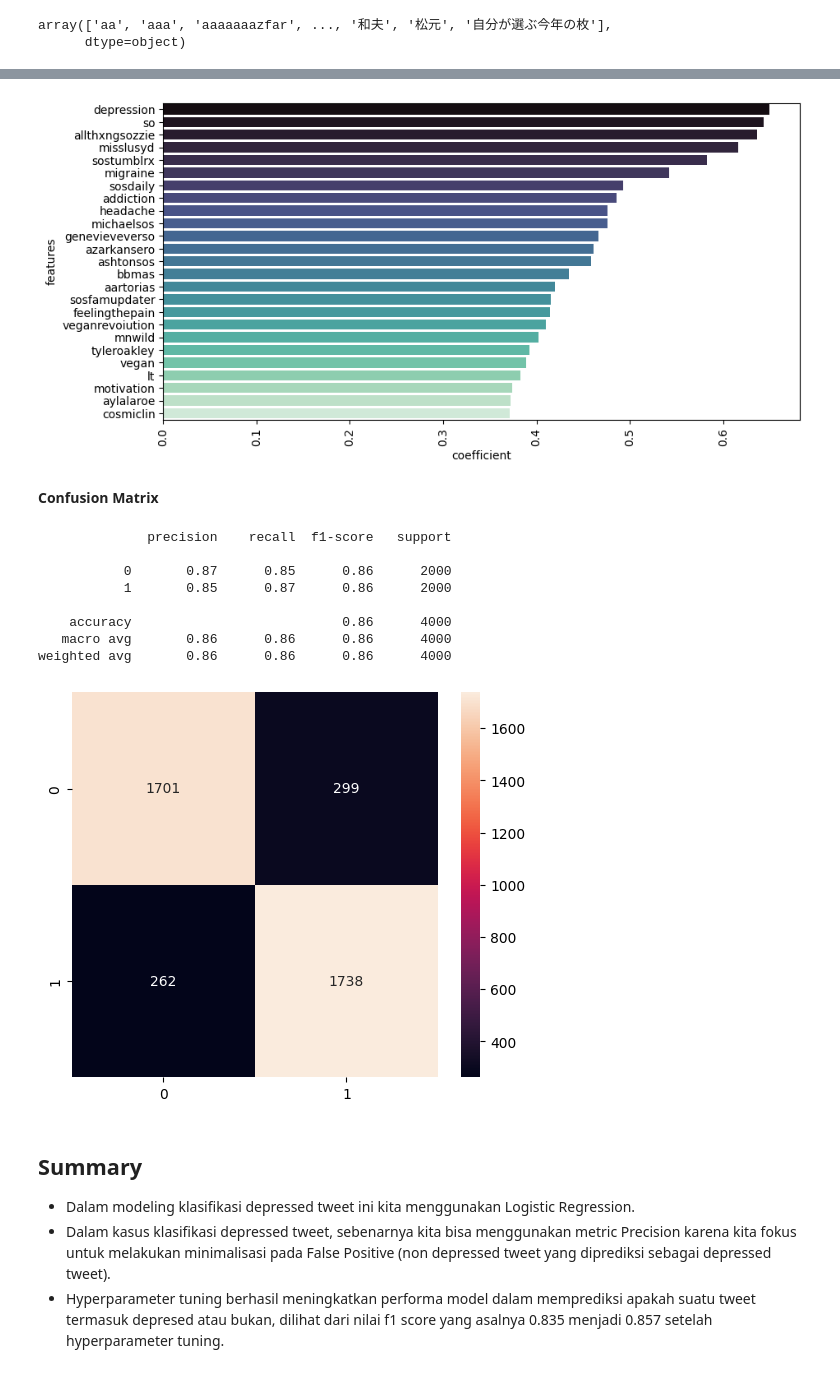
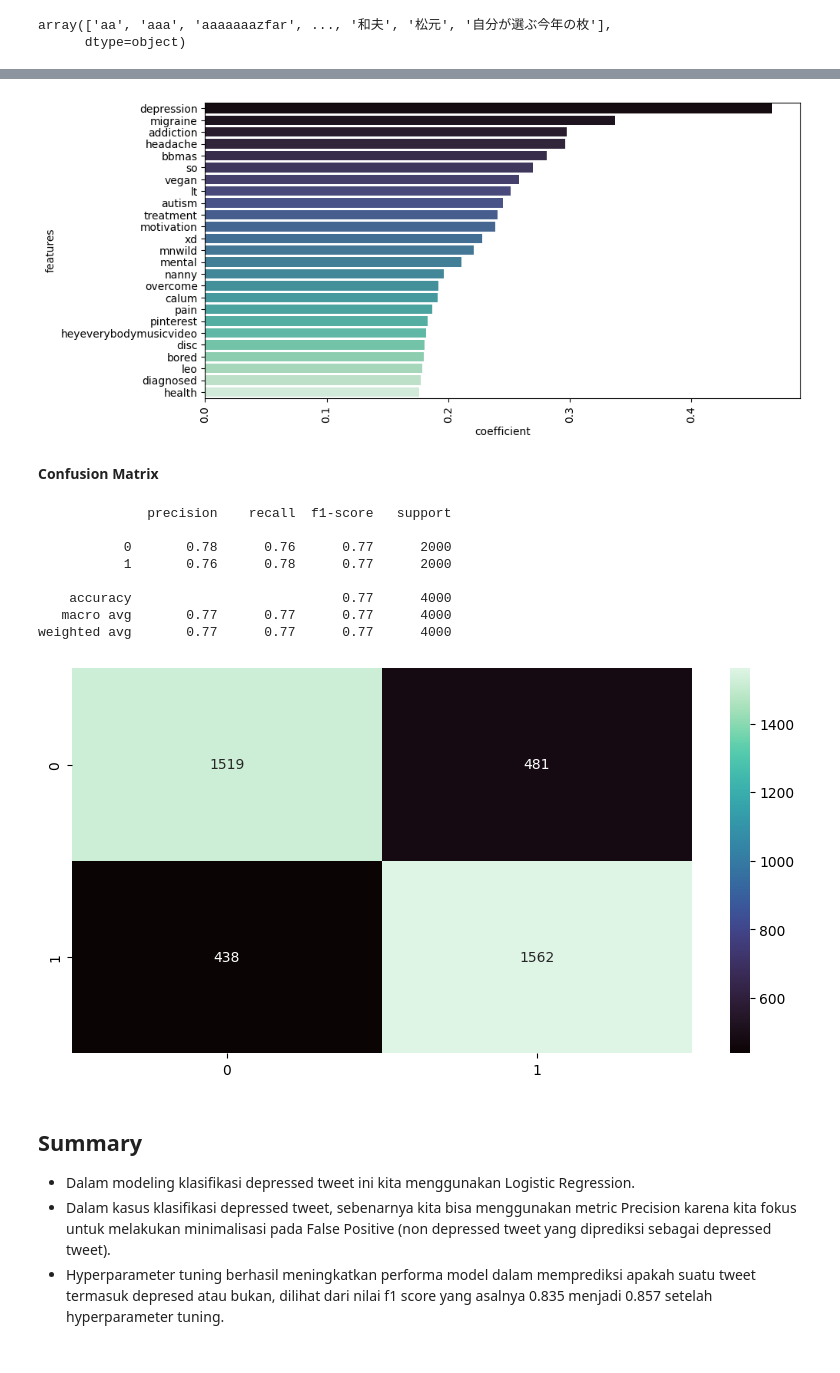
Before and after one commit to ZahirIlham/Portofolio-Building, a Jupyter notebook: mental_health_socmed.ipynb, the cells around one changed output, grey strips where cells are left out. Cells and saved outputs as stored; diff of their text form; code cells hidden in the pictures.

```diff
--- a/mental_health_socmed.ipynb
+++ b/mental_health_socmed.ipynb
@@ -265,11 +267,17 @@ def main_contraction(text):
+# %%
+def remove_link_tag(teks):
+    # Menghapus RT
+    pattern_rt = r'RT\s+'
+    teks = re.sub(pattern_rt, '', teks)
+
+    # Menghapus tautan
+    pattern_link = r'https?://\S+'
+    teks = re.sub(pattern_link, '', teks)
+
+    # Menghapus tag
+    pattern_tag = r'@\w+'
+    teks = re.sub(pattern_tag, '', teks)
+
+    return teks
 # %% [markdown]
 #### **Remove (Replace) Number**
-# %%
-def remove_number(text):
-    return "".join([char for char in text if not char.isdigit()])
-def remove_punctuation(text):
-    return "".join([char for char in text if char not in punctuation])
-def remove_stop_words(text):
-    return " ".join([word for word in nltk.wordpunct_tokenize(text) if word not in english_stop_words])
-def remove_whitespaces(text):
-    return " ".join(text.split())
@@ -300,6 +311,7 @@ def remove_whitespaces(text):
 # %%
 def text_preprocessing(text):
 
+    text = remove_link_tag(text)
     text = to_lower(text)
     text = main_contraction(text)
     text = remove_number(text)
@@ -692,7 +699,7 @@ random_search_logreg = RandomizedSearchCV(
     scoring=f1_score,
     n_jobs=-1,
     random_state=0,
-    n_iter=30
+    n_iter=100
 )
 # %%
 # fitting
@@ -793,7 +800,7 @@ sns.barplot(data=df_importances.head(25), y='features', x='coefficient', palette
 plt.xticks(rotation=90)
 plt.show()
 # %% [output]
-[figure, old version]
+[figure, new version]
 # %% [markdown]
 **Confusion Matrix**
 # %%
@@ -801,19 +808,19 @@ print(classification_report(y_test, y_pred))
 # %% [output]
               precision    recall  f1-score   support
 
-           0       0.87      0.85      0.86      2000
-           1       0.85      0.87      0.86      2000
+           0       0.78      0.76      0.77      2000
+           1       0.76      0.78      0.77      2000
 
-    accuracy                           0.86      4000
-   macro avg       0.86      0.86      0.86      4000
-weighted avg       0.86      0.86      0.86      4000
+    accuracy                           0.77      4000
+   macro avg       0.77      0.77      0.77      4000
+weighted avg       0.77      0.77      0.77      4000
 # %%
-plt.figure(figsize=(13,5))
-
-plt.subplot(1,2,1)
-sns.heatmap(confusion_matrix(y_test, y_pred), annot=True, fmt='g');
+plt.figure(figsize=(10,5))
+cmap = sns.color_palette("mako", as_cmap=True)
+sns.heatmap(confusion_matrix(y_test, y_pred), annot=True, fmt=".0f", cmap=cmap)
+plt.show()
 # %% [output]
-[figure, old version]
+[figure, new version]
 # %% [markdown]
 ## **Summary**
 
```
Also changed, not shown: parts of 21 cells of this notebook.
